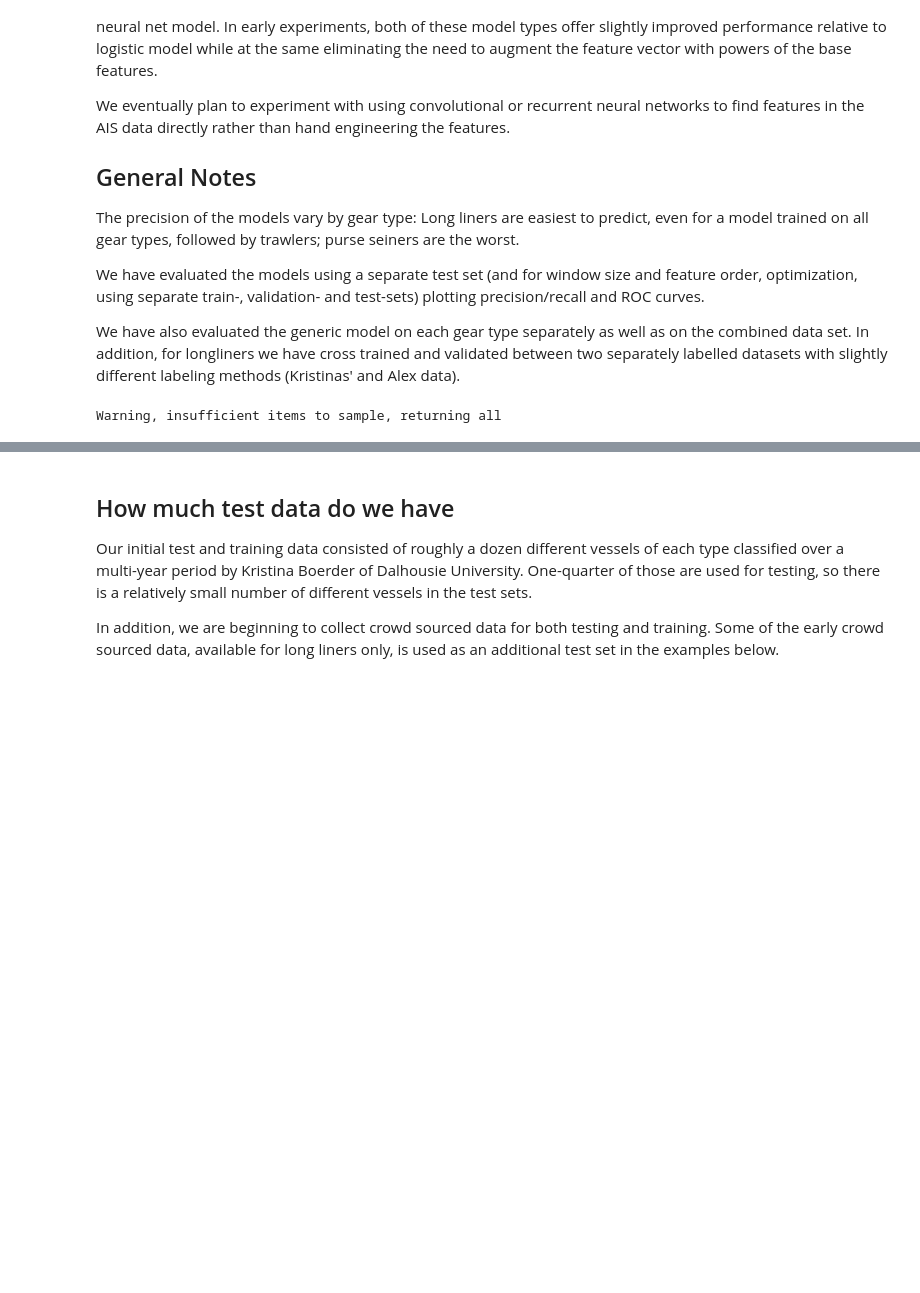
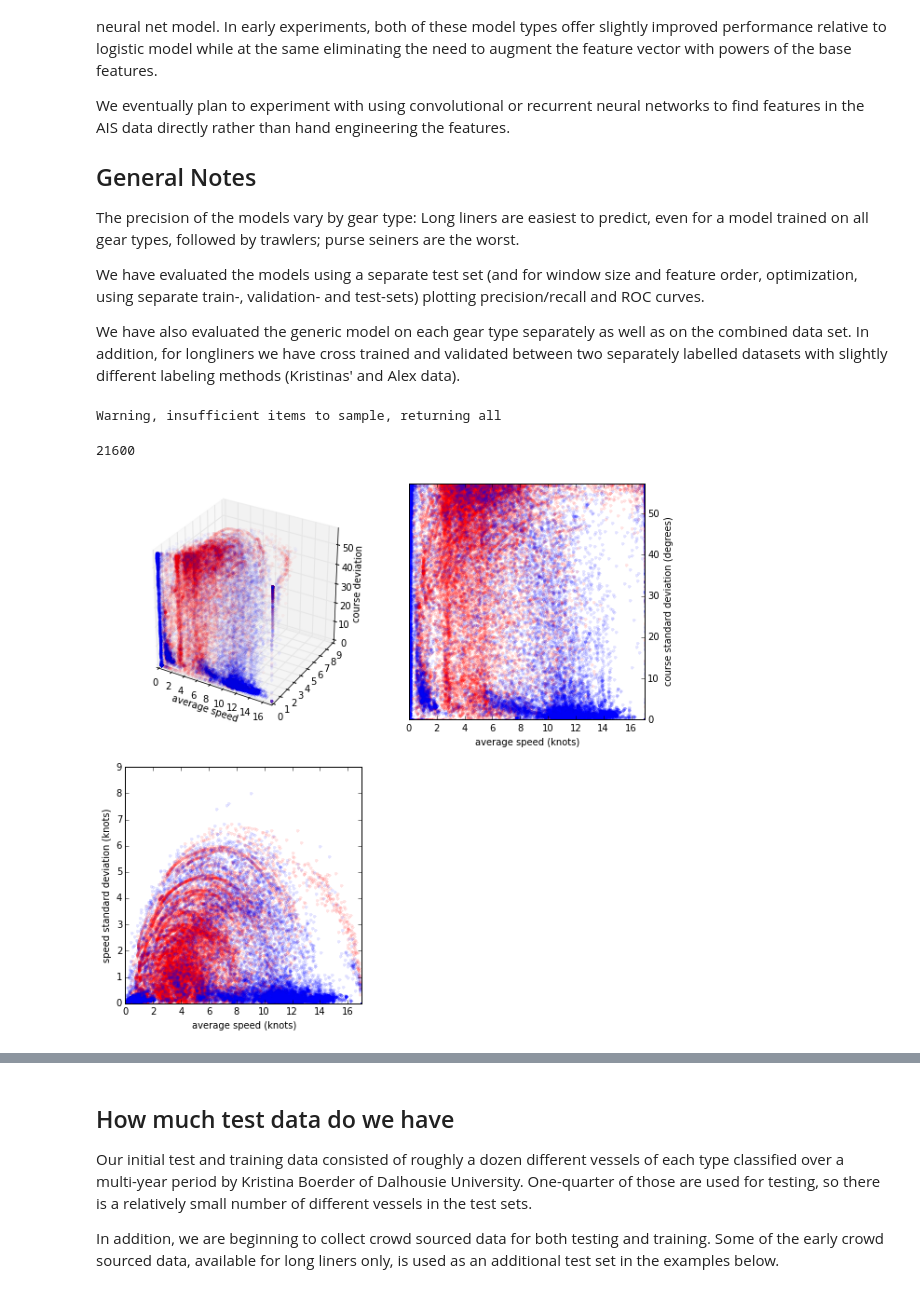
Before and after one commit to etheleon/vessel-scoring, a Jupyter notebook: notebooks/Model-Descriptions.ipynb, the cells around one changed output, grey strips where cells are left out. Cells and saved outputs as stored; diff of their text form; code cells hidden in the pictures; blank space fills up the shorter version.

```diff
--- a/notebooks/Model-Descriptions.ipynb
+++ b/notebooks/Model-Descriptions.ipynb
@@ -170,17 +171,21 @@ _, train_pseine, valid_pseine, test_pseine = data.load_dataset_by_vessel(
         '../datasets/kristina_ps.measures.npz')
 
 # Crowd sourced longliner data
-test_lline_crowd, _, _, _ = data.load_dataset_by_vessel(
+test_lline_crowd_alex, _, _, _ = data.load_dataset_by_vessel(
         "../datasets/classified-filtered.measures.npz")
+
 
 # Crowd sourced data from DavidK's setup
 test_lline_crowd_new, _, _, _ = data.load_dataset_by_vessel(
         "../datasets/id_fishing_points_longliner_classified_tracks.measures.npz")
 
-test_trawler_crowd_new, _, _, _ = data.load_dataset_by_vessel(
+test_lline_crowd = utils.concat_common_fields(test_lline_crowd_new, test_lline_crowd_alex)
+
+
+test_trawler_crowd, _, _, _ = data.load_dataset_by_vessel(
         "../datasets/id_fishing_points_trawler_classified_tracks.measures.npz")
 
-test_pseine_crowd_new, _, _, _ = data.load_dataset_by_vessel(
+test_pseine_crowd, _, _, _ = data.load_dataset_by_vessel(
         "../datasets/id_fishing_points_purse_seine_classified_tracks.measures.npz")
 
 # Slow transits (used to train models to avoid classifying slow transits as fishing)
@@ -192,7 +197,56 @@ xcross_tran = utils.clone_subset(xcross_tran, test_lline.dtype)
 xtest_tran = utils.clone_subset(xtest_tran, test_lline.dtype)
 train_tran = np.concatenate([xtrain_tran, xcross_tran] * TRANSIT_WEIGHT)
 
-train = np.concatenate([train_trawl, train_lline, train_pseine,
-                        valid_lline, valid_trawl, valid_pseine, train_tran])
+train_base =  np.concatenate([train_trawl, train_lline, train_pseine,
+                        valid_lline, valid_trawl, valid_pseine])
+train = np.concatenate([train_base, train_tran])
 # %% [output]
 Warning, insufficient items to sample, returning all
+# %%
+60 * 60 * 6
+# %% [output]
+21600
+# %%
+window = "21600"
+# Adjust speed based variable so that they reflect real speed
+is_fishy = utils.is_fishy(train_base)
+x = 17.0 * (1 - train_base['measure_speedavg_' + window])
+y = 17.0 * train_base['measure_speedstddev_'+ window]
+# y /= x
+# y = np.clip(y, 0, 2)
+# Adjust course based variables so ~degrees
+z = train_base['measure_coursestddev_'+ window] * 180 / np.pi * np.sqrt(2)
+
+from mpl_toolkits.mplot3d import Axes3D
+fig = plt.figure(figsize=(10,10))
+ax1 = fig.add_subplot(221, projection='3d')
+ax1.plot(x[is_fishy], y[is_fishy], z[is_fishy],
+         'r.', alpha=0.03, zdir='z')
+ax1.plot(x[~is_fishy], y[~is_fishy], z[~is_fishy],
+         'b.', alpha=0.03, zdir='z')
+ax1.set_xlabel("average speed")
+ax1.set_xlim(0, 17)
+# ax1.set_ylabel("speed deviation")
+ax1.set_zlabel("course deviation")
+ax1.set_zlim(0, 57.3)
+
+ax2 = fig.add_subplot(222)
+ax2.plot(x[is_fishy], z[is_fishy], 'r.', alpha=0.1)
+ax2.plot(x[~is_fishy], z[~is_fishy], 'b.', alpha=0.1)
+ax2.set_xlabel("average speed (knots)")
+ax2.yaxis.tick_right()
+ax2.yaxis.set_label_position("right")
+ax2.set_ylabel("course standard deviation (degrees)")
+ax2.set_xlim(0, 17)
+ax2.set_ylim(0, 57.3)
+
+ax2 = fig.add_subplot(223)
+ax2.plot(x[is_fishy], y[is_fishy], 'r.', alpha=0.1)
+ax2.plot(x[~is_fishy], y[~is_fishy], 'b.', alpha=0.1)
+ax2.set_xlabel("average speed (knots)")
+# ax2.set_ylabel("speed standard deviation / speed")
+ax2.set_ylabel("speed standard deviation (knots)")
+ax2.set_xlim(0, 17)
+plt.show()
+# %% [output]
+[figure, added]
```
Also changed, not shown: parts of 7 cells of this notebook, 2 other files.
